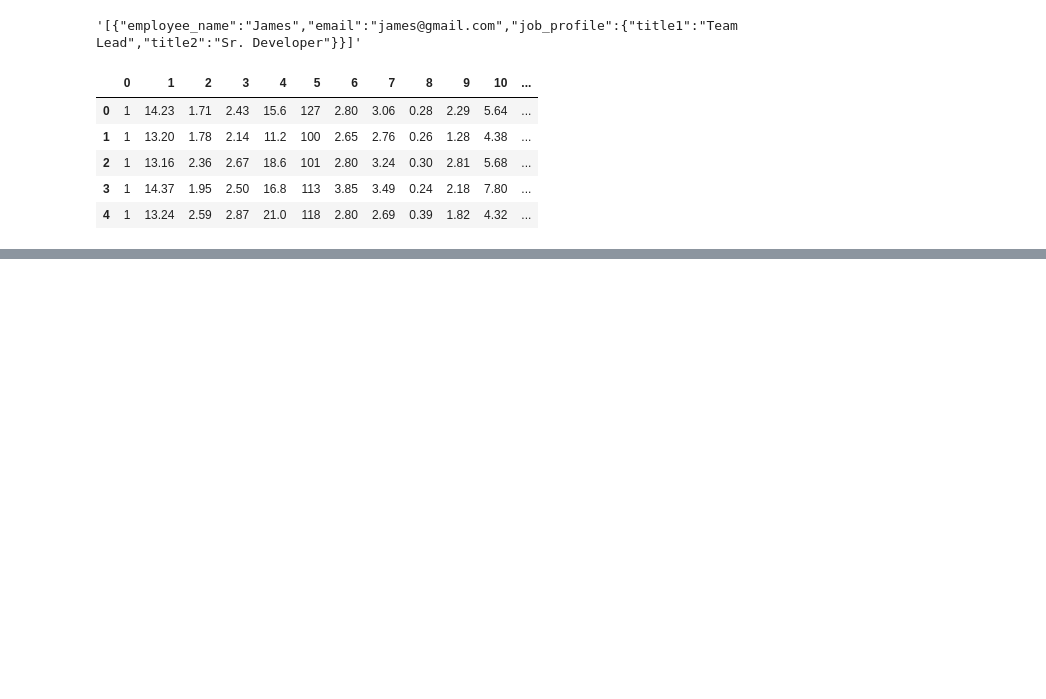
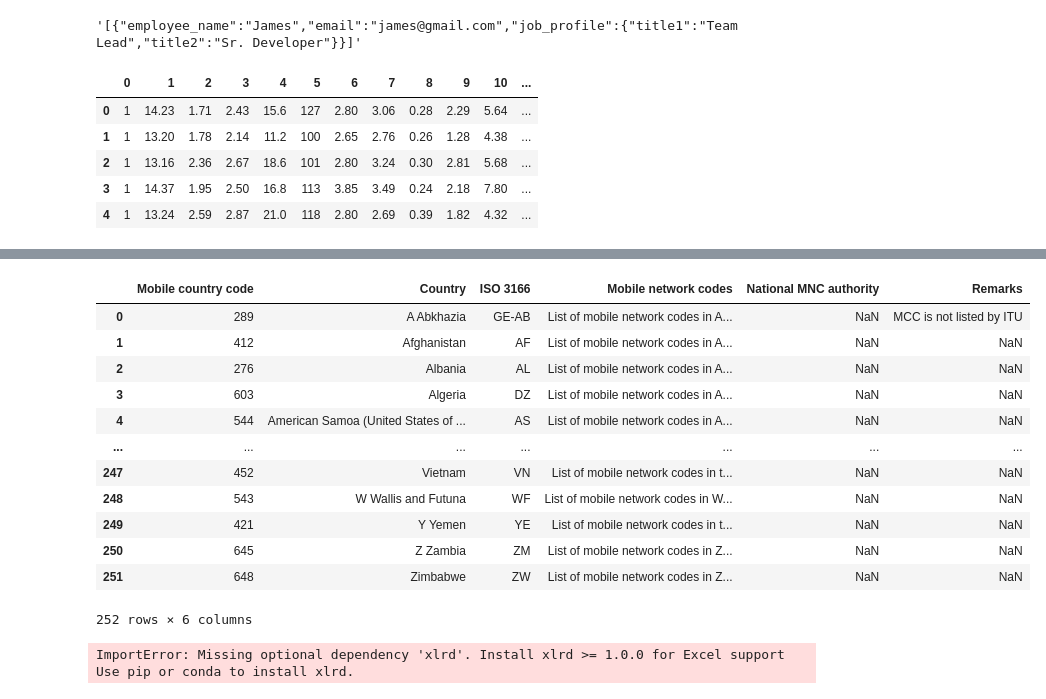
Before and after one commit to Anand-Raj-CSE/Data-Science-Learning, a Jupyter notebook: Data Analysis With Python/Reading data.ipynb, the cells around one changed output, grey strips where cells are left out. Drawn from its saved outputs; the diff is of its cells as text; code cells hidden in the pictures; blank space fills up the shorter version.

Commit message:
Learnt about reading data from various sources using pandas

```diff
--- a/Data Analysis With Python/Reading data.ipynb
+++ b/Data Analysis With Python/Reading data.ipynb
@@ -33,0 +117,21 @@ wine_data.head()
+# %%
+country_code[0]
+# %% [output]
+|  | Mobile country code | Country | ISO 3166 | Mobile network codes | National MNC authority | Remarks |
+| 0 | 289 | A Abkhazia | GE-AB | List of mobile network codes in A... | NaN | MCC is not listed by ITU |
+| 1 | 412 | Afghanistan | AF | List of mobile network codes in A... | NaN | NaN |
+| 2 | 276 | Albania | AL | List of mobile network codes in A... | NaN | NaN |
+| 3 | 603 | Algeria | DZ | List of mobile network codes in A... | NaN | NaN |
+| 4 | 544 | American Samoa (United States of ... | AS | List of mobile network codes in A... | NaN | NaN |
+| ... | ... | ... | ... | ... | ... | ... |
+| 247 | 452 | Vietnam | VN | List of mobile network codes in t... | NaN | NaN |
+| 248 | 543 | W Wallis and Futuna | WF | List of mobile network codes in W... | NaN | NaN |
+| 249 | 421 | Y Yemen | YE | List of mobile network codes in t... | NaN | NaN |
+| 250 | 645 | Z Zambia | ZM | List of mobile network codes in Z... | NaN | NaN |
+| 251 | 648 | Zimbabwe | ZW | List of mobile network codes in Z... | NaN | NaN |
+252 rows × 6 columns
+# %%
+excel = pd.read_excel("data.xlsx")
+excel
+# %% [output]
+ImportError: Missing optional dependency 'xlrd'. Install xlrd >= 1.0.0 for Excel support Use pip or conda to install xlrd.
```
Also changed, not shown: parts of 12 cells of this notebook, 3 other files.
